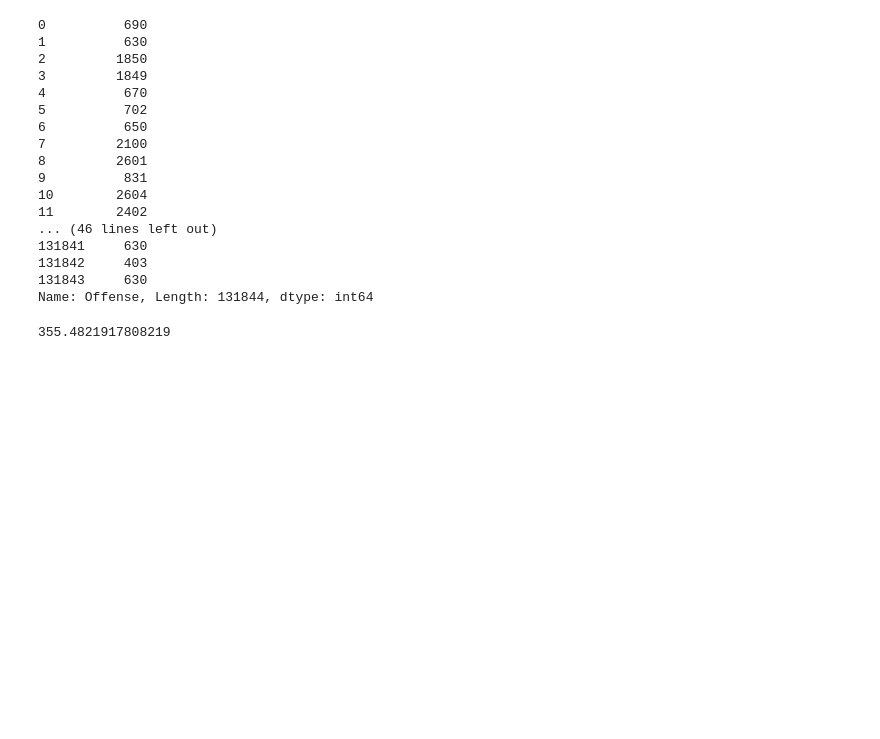
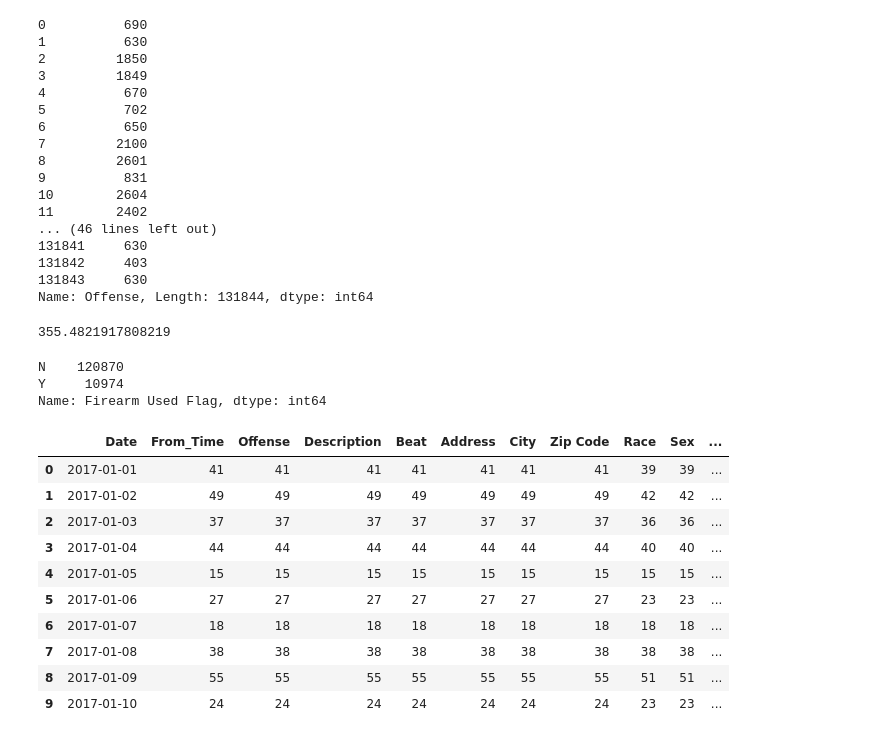
Before and after one commit to penguinistakc/team_mcgruff, a Jupyter notebook: Project Analysis.ipynb, the cells around one changed output. Saved outputs shown, nothing was run; the diff lists cells and outputs as text; code cells hidden in the pictures; blank space fills up the shorter version.

```diff
--- a/Project Analysis.ipynb
+++ b/Project Analysis.ipynb
@@ -237,3 +237,11 @@ crime_per_day = crime_grouped_by_day['Offense'].sum() / 365
 crime_per_day
 # %% [output]
 355.4821917808219
+# %%
+crime['Firearm Used Flag'].value_counts()
+# %% [output]
+N    120870
+Y     10974
+Name: Firearm Used Flag, dtype: int64
+# %%
+crime_with_firearm_yes = crime.loc[crime['Firearm Used Flag'] == 'Y']
@@ -239,0 +252,14 @@ crime_per_day
+# %%
+crime_with_firearm_yes_date.head(10)
+# %% [output]
+|  | Date | From_Time | Offense | Description | Beat | Address | City | Zip Code | Race | Sex | ... |
+| 0 | 2017-01-01 | 41 | 41 | 41 | 41 | 41 | 41 | 41 | 39 | 39 | ... |
+| 1 | 2017-01-02 | 49 | 49 | 49 | 49 | 49 | 49 | 49 | 42 | 42 | ... |
+| 2 | 2017-01-03 | 37 | 37 | 37 | 37 | 37 | 37 | 37 | 36 | 36 | ... |
+| 3 | 2017-01-04 | 44 | 44 | 44 | 44 | 44 | 44 | 44 | 40 | 40 | ... |
+| 4 | 2017-01-05 | 15 | 15 | 15 | 15 | 15 | 15 | 15 | 15 | 15 | ... |
+| 5 | 2017-01-06 | 27 | 27 | 27 | 27 | 27 | 27 | 27 | 23 | 23 | ... |
+| 6 | 2017-01-07 | 18 | 18 | 18 | 18 | 18 | 18 | 18 | 18 | 18 | ... |
+| 7 | 2017-01-08 | 38 | 38 | 38 | 38 | 38 | 38 | 38 | 38 | 38 | ... |
+| 8 | 2017-01-09 | 55 | 55 | 55 | 55 | 55 | 55 | 55 | 51 | 51 | ... |
+| 9 | 2017-01-10 | 24 | 24 | 24 | 24 | 24 | 24 | 24 | 23 | 23 | ... |
```
Also changed, not shown: parts of 9 cells of this notebook.
